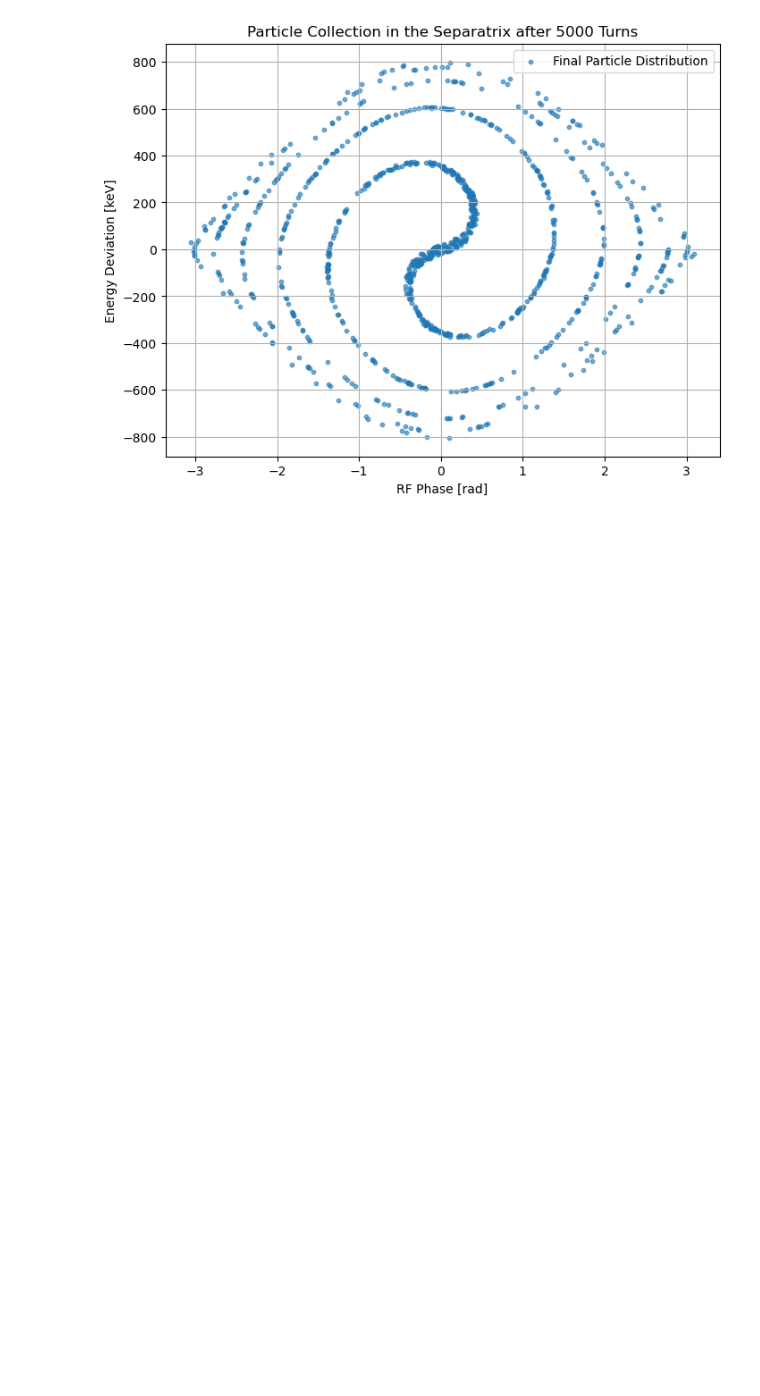
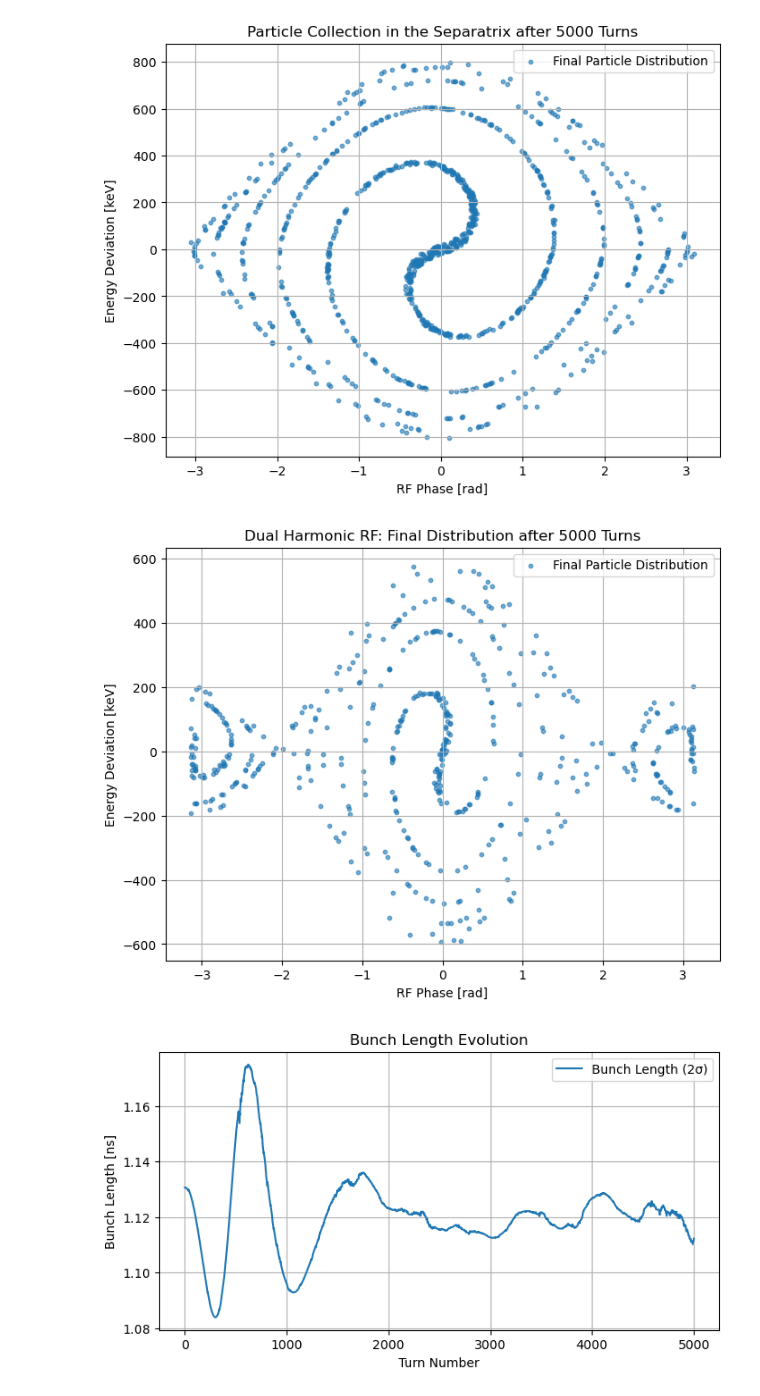
Before and after one commit to whyven/instrSimTools, a Jupyter notebook: instrSimTools/Testing_Notebook.ipynb, the cells around one changed output. Drawn from its saved outputs; the diff is of its cells as text; code cells hidden in the pictures; blank space fills up the shorter version.

```diff
--- a/instrSimTools/Testing_Notebook.ipynb
+++ b/instrSimTools/Testing_Notebook.ipynb
@@ -1377,3 +1418,67 @@ plt.legend()
 plt.show()
 # %% [output]
 [figure]
+# %%
+# --- RF and machine parameters
+V1 = 1000            # Fundamental RF voltage [V]
+V2 = 1000             # Second harmonic RF voltage [V]
+h1 = 1               # Fundamental harmonic number
+h2 = 2               # Second harmonic number
+phi_s = 0            # Synchronous phase [rad]
+
+q = 1.6e-19          # Charge [C]
+E0 = 1e6 * q         # Reference energy [J]
+beta = 0.9
+eta = 0.01
+f_rf = 500e6         # RF frequency [Hz]
+
+# --- Initialize particles
+N_particles = 500
+phi = np.random.uniform(-np.pi, np.pi, N_particles)
+dE = np.random.uniform(-0.02 * E0, 0.02 * E0, N_particles)
+
+# --- Simulation settings
+turns = 5000
+bunch_length_history = []
+
+# --- Tracking loop
+for turn in range(turns):
+    # Half energy kick from both RF systems
+    dE += -q * (V1 * np.sin(h1 * phi) + V2 * np.sin(h2 * phi)) / 2
+
+    # Phase advance
+    phi += eta * dE / (beta ** 2 * E0)
+
+    # Full energy kick from both RF systems
+    dE += -q * (V1 * np.sin(h1 * phi) + V2 * np.sin(h2 * phi)) / 2
+
+    # Keep phi in [-pi, pi]
+    phi = (phi + np.pi) % (2 * np.pi) - np.pi
+
+    # --- Bunch length: 2 * standard deviation of phase converted to time
+    bunch_length_phase = np.std(phi) * 2  # Approx. 2-sigma phase spread
+    bunch_length_time = bunch_length_phase / (2 * np.pi * f_rf)  # Convert to seconds
+    bunch_length_history.append(bunch_length_time * 1e9)  # Save in ns
+
+# --- Plot final distribution
+plt.figure(figsize=(8, 6))
+plt.scatter(phi, dE / q / 1e3, s=10, alpha=0.6, label='Final Particle Distribution')
+plt.xlabel('RF Phase [rad]')
+plt.ylabel('Energy Deviation [keV]')
+plt.title(f'Dual Harmonic RF: Final Distribution after {turns} Turns')
+plt.grid(True)
+plt.legend()
+plt.show()
+
+# --- Plot bunch length over turns
+plt.figure(figsize=(8, 4))
+plt.plot(bunch_length_history, label="Bunch Length (2σ)")
+plt.xlabel('Turn Number')
+plt.ylabel('Bunch Length [ns]')
+plt.title('Bunch Length Evolution')
+plt.grid(True)
+plt.legend()
+plt.show()
+# %% [output]
+[figure, added]
+[figure, added]
```
Also changed, not shown: parts of 10 cells of this notebook.
